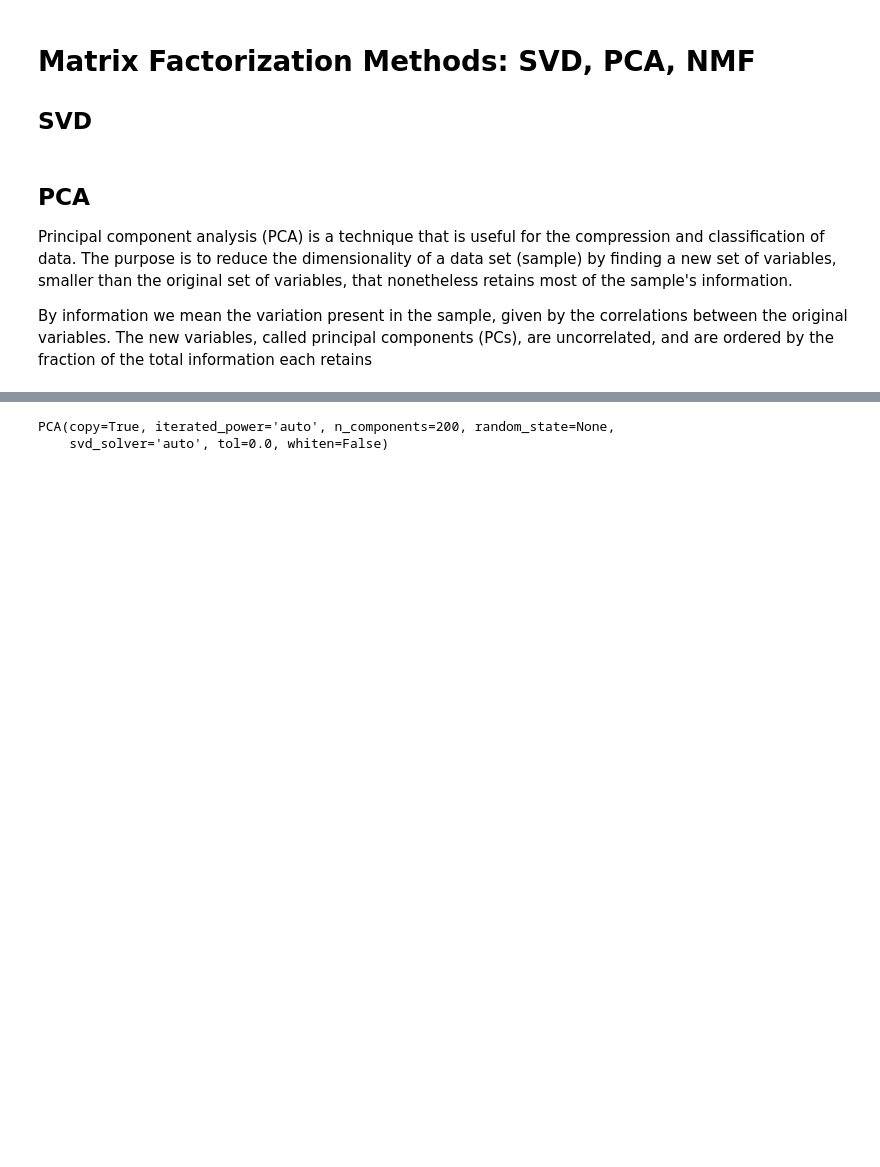
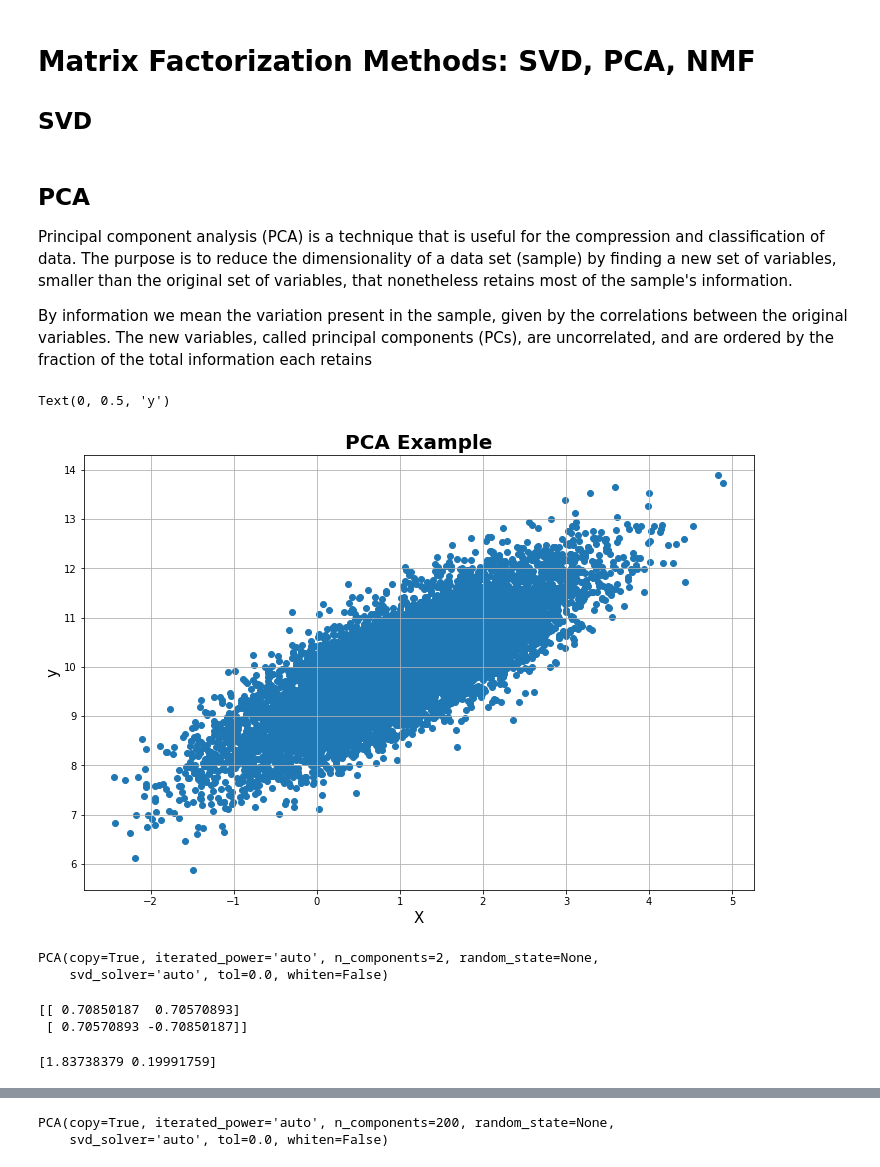
Before and after one commit to MachineLearningJournalClub/HowToTackleAMLCompetition, a Jupyter notebook: HowToTackleAMLCompetition/Lecture7|AdvancedFeatures.ipynb, the cells around one changed output, grey strips where cells are left out. Cells and saved outputs as stored; diff of their text form; code cells hidden in the pictures; blank space fills up the shorter version.

```diff
--- a/HowToTackleAMLCompetition/Lecture7|AdvancedFeatures.ipynb
+++ b/HowToTackleAMLCompetition/Lecture7|AdvancedFeatures.ipynb
@@ -447,0 +450,31 @@ import numpy as np
+# %%
+mean = np.array([1, 10])
+cov = np.array([[1, 0.8 ],[0.8, 1]])
+data = np.random.multivariate_normal(mean, cov, 10000)
+X, y = data[:,0], data[:,1]
+# %%
+plt.figure(figsize = (12, 8))
+plt.scatter(X,y)
+plt.grid()
+plt.title('PCA Example', fontsize=20, fontweight='bold')
+plt.xlabel('X', fontsize=15)
+plt.ylabel('y', fontsize=15)
+# %% [output]
+Text(0, 0.5, 'y')
+[figure, added]
+# %%
+from sklearn.decomposition import PCA
+pca = PCA(n_components = 2)
+pca.fit(data)
+# %% [output]
+PCA(copy=True, iterated_power='auto', n_components=2, random_state=None,
+    svd_solver='auto', tol=0.0, whiten=False)
+# %%
+print(pca.components_)
+# %% [output]
+[[ 0.70850187  0.70570893]
+ [ 0.70570893 -0.70850187]]
+# %%
+print(pca.explained_variance_)
+# %% [output]
+[1.83738379 0.19991759]
```
Also changed, not shown: parts of 12 cells of this notebook.
